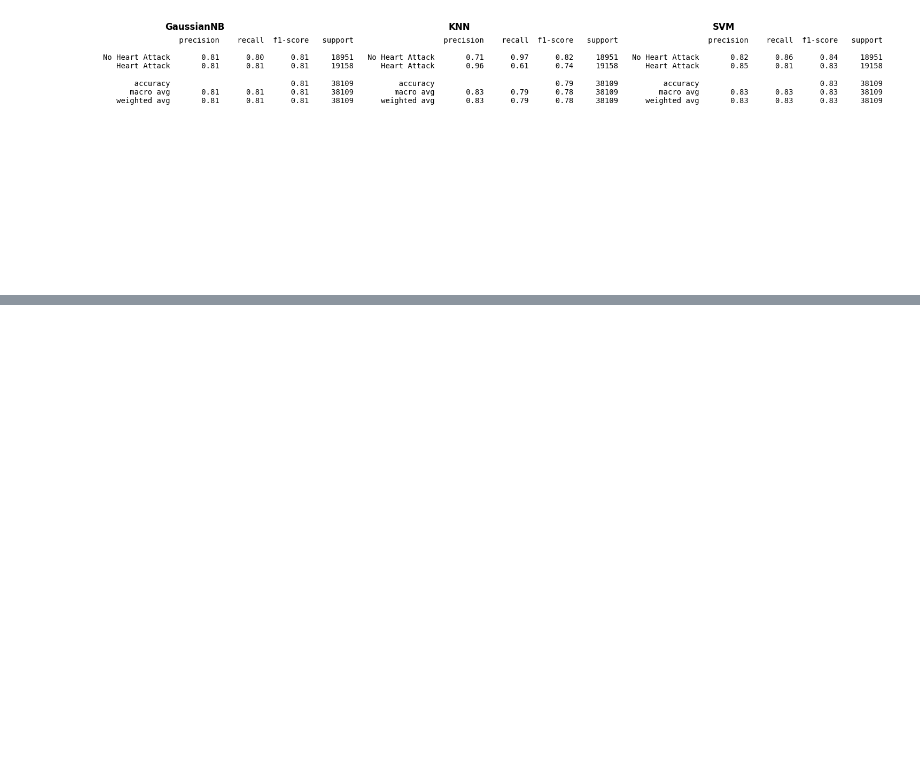
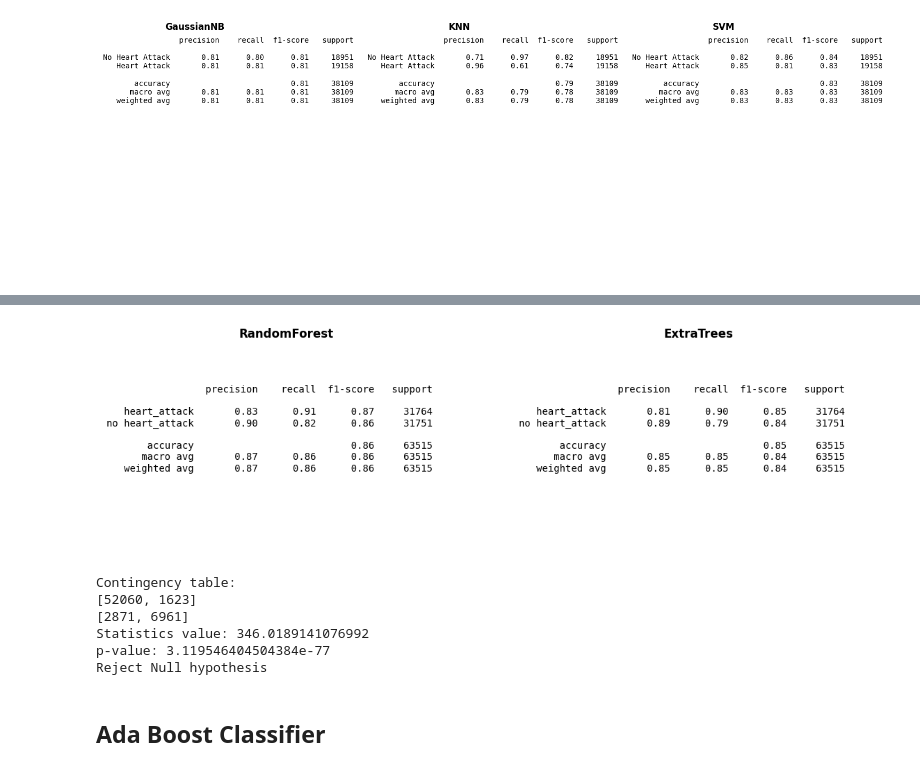
Before and after one commit to alexlafuente/heart_attack_prediction_md, a Jupyter notebook: meta_learning.ipynb, the cells around one changed output, grey strips where cells are left out. Saved outputs shown, nothing was run; the diff lists cells and outputs as text; code cells hidden in the pictures; blank space fills up the shorter version.

```diff
--- a/meta_learning.ipynb
+++ b/meta_learning.ipynb
@@ -232,0 +331,5 @@ Accuracy: 0.809 [nº estimators: 50]
+# %%
+## ici le number of estimators va être déterminé selon le resultat obtenu plus haut
+modelBaggingGaussianNB = BaggingClassifier(estimator=GaussianNB(),n_estimators=20,random_state=1).fit(X_train, y_train)
+modelBaggingKNN = BaggingClassifier(estimator=KNeighborsClassifier(metric='manhattan', n_neighbors=29, weights='distance'),n_estimators=100,random_state=1).fit(X_train, y_train)
+modelBaggingSVM = BaggingClassifier(SVC(C=10).fit(X_train, y_train),n_estimators=20,random_state=1).fit(X_train, y_train)
@@ -232,0 +364,9 @@ Accuracy: 0.809 [nº estimators: 50]
+# %%
+# Random Forest Classifier: just for you to see the performance of this algorithm that we already know and compare it
+random_forest_classifier = RandomForestClassifier(
+    n_estimators = 100
+)
+
+random_forest_classifier.fit(X_train, y_train)
+print(f"Random Forest Score (Train): {random_forest_classifier.score(X_train, y_train)}")
+print(f"Random Forest Score (Test):  {random_forest_classifier.score(X_test, y_test)}")
@@ -232,0 +376,3 @@ Accuracy: 0.809 [nº estimators: 50]
+# %%
+modelRandomForest = RandomForestClassifier(n_estimators=200).fit(X_train, y_train)
+modelExtraTrees = ExtraTreesClassifier(n_estimators=200).fit(X_train, y_train)
@@ -232,0 +435,56 @@ Accuracy: 0.809 [nº estimators: 50]
+# %%
+reportRandomForest = classification_report(y_test, modelRandomForest.predict(X_test), target_names=['heart_attack', 'no heart_attack'])
+reportExtraTrees = classification_report(y_test, modelExtraTrees.predict(X_test), target_names=['heart_attack', 'no heart_attack'])
+
+reports = [reportRandomForest, reportExtraTrees]
+titles = ['RandomForest', 'ExtraTrees']
+fig, axes = plt.subplots(1, 2, figsize=(12, 3.5))
+
+for i, (report, title) in enumerate(zip(reports, titles)):
+    axes[i].text(
+        0.01, 0.80,
+        report,
+        fontsize=10,
+        family='monospace',
+        horizontalalignment='left',
+        verticalalignment='top'
+    )
+    axes[i].axis('off')
+    axes[i].set_title(title, fontsize=12, weight='bold')
+
+plt.tight_layout()
+plt.show()
+# %% [output]
+[figure, added]
+# %%
+from statsmodels.stats.contingency_tables import mcnemar
+
+predsA = modelRandomForest.predict(X_test)
+predsB = modelExtraTrees.predict(X_test)
+both_right = (y_test == predsA) & (y_test == predsB)
+only_B_right = (y_test != predsA) & (y_test == predsB)
+only_A_right = (y_test == predsA) & (y_test != predsB)
+both_wrong = (y_test != predsA) & (y_test != predsB)
+
+contingency_table = [
+    [sum(both_right), sum(only_B_right)],
+    [sum(only_A_right), sum(both_wrong)]
+]
+print(f"Contingency table: \n{contingency_table[0]}\n{contingency_table[1]}")
+
+results_mcnemar = mcnemar(contingency_table, exact=False, correction=True)
+print(f"Statistics value: {results_mcnemar.statistic}\np-value: {results_mcnemar.pvalue}")
+
+if results_mcnemar.pvalue < 0.05:
+  print("Reject Null hypothesis")
+else:
+  print("Fail to reject Null hypothesis, we can not distinguish both models")
+# %% [output]
+Contingency table:
+[52060, 1623]
+[2871, 6961]
+Statistics value: 346.0189141076992
+p-value: 3.119546404504384e-77
+Reject Null hypothesis
+# %% [markdown]
+## **Ada Boost Classifier**
```
Also changed, not shown: parts of 27 cells of this notebook.
